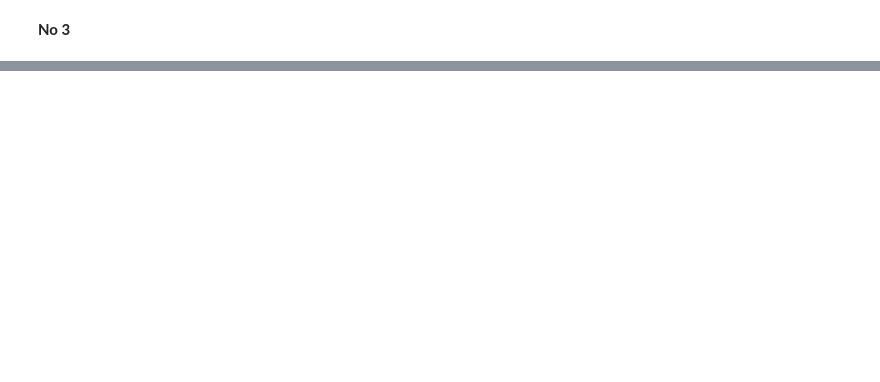
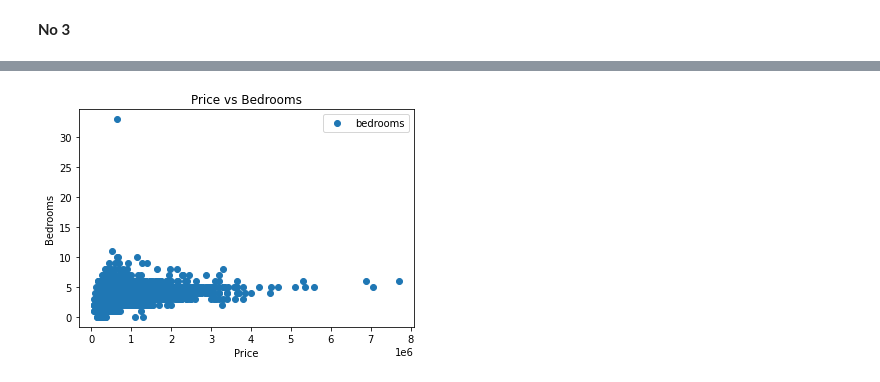
Before and after one commit to irwanmaulana42/google-collab, a Jupyter notebook: TB 2 DML.ipynb, the cells around one changed output, grey strips where cells are left out. Cells and saved outputs as stored; diff of their text form; code cells hidden in the pictures; blank space fills up the shorter version.

```diff
--- a/TB 2 DML.ipynb
+++ b/TB 2 DML.ipynb
@@ -17,3 +158,15 @@
 # %%
 # Tentukan nilai train dan predict untuk regresi linier terhadap data berikut
 # Bedasarkan price dan bedroom
+
+# kc_house_data.csv
+
+import pandas as pd
+import numpy as np
+import seaborn as sns
+%matplotlib inline
+import matplotlib.pyplot as plt
+import math
+
+dataset = pd.read_csv("https://raw.githubusercontent.com/irwanmaulana42/google-collab/master/kc_house_data.csv")
+dataset.head()
@@ -19,0 +182,5 @@
+# %%
+data_selection = dataset[['price','bedrooms']]
+data_rename_column = data_selection.rename(columns={'price':'price','bedrooms':'bedrooms'})
+data_rename_column.head()
+print(data_rename_column)
@@ -19,0 +216,8 @@
+# %%
+data_rename_column.plot(x='price', y='bedrooms', style='o')
+plt.title('Price vs Bedrooms')
+plt.xlabel('Price')
+plt.ylabel('Bedrooms')
+plt.show()
+# %% [output]
+[figure, added]
```
Also changed, not shown: parts of 16 cells of this notebook.
